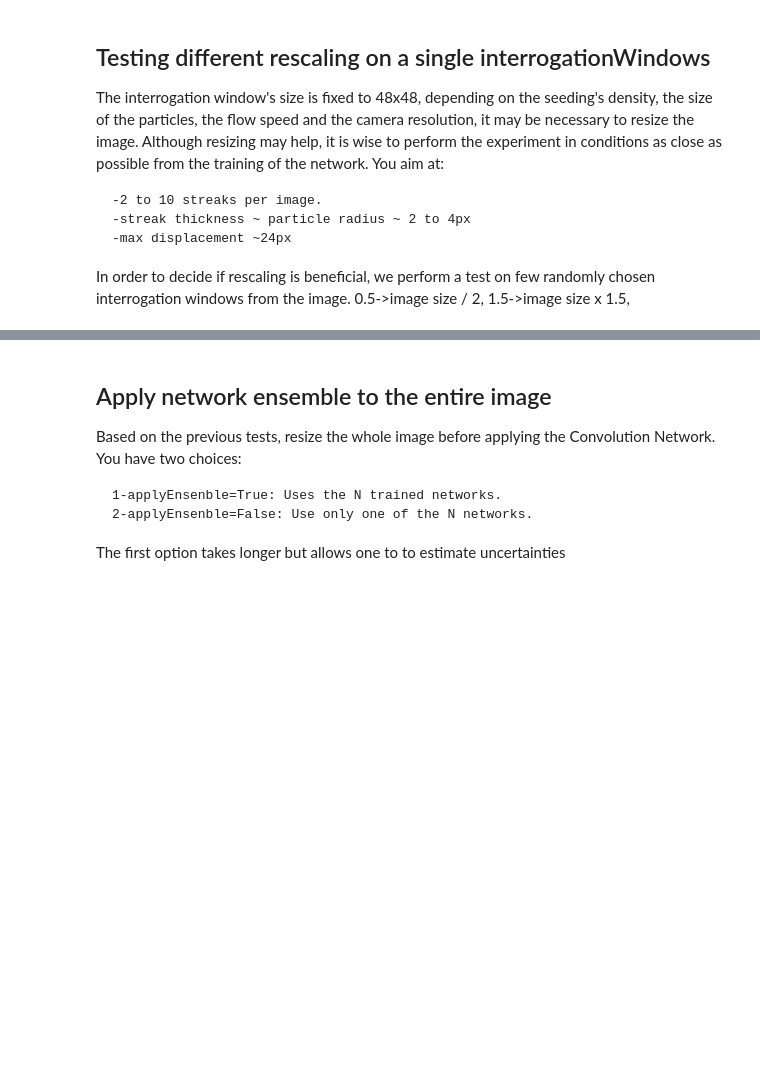
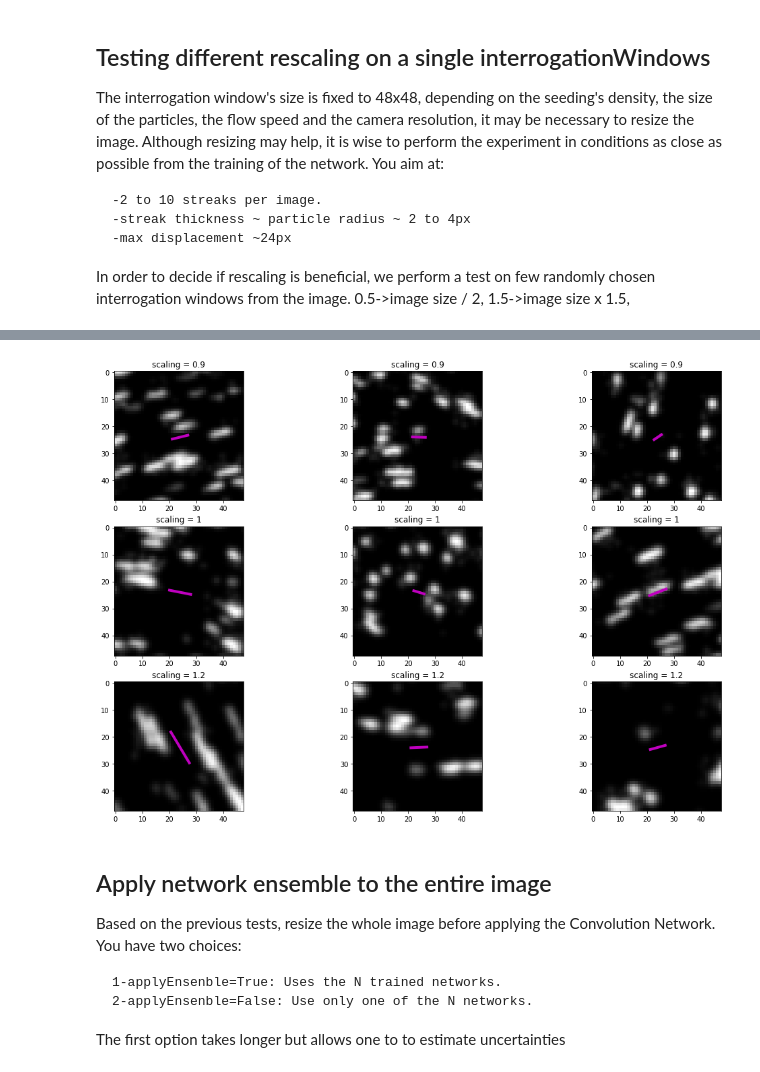
Before and after one commit to agrayver/streakcnn, a Jupyter notebook: apply_CNN_to_experiment_image_pytorch.ipynb, the cells around one changed output, grey strips where cells are left out. Drawn from its saved outputs; the diff is of its cells as text; code cells hidden in the pictures; blank space fills up the shorter version.

```diff
--- a/apply_CNN_to_experiment_image_pytorch.ipynb
+++ b/apply_CNN_to_experiment_image_pytorch.ipynb
@@ -76,7 +78,7 @@ The interrogation window's size is fixed to 48x48, depending on the seeding's de
 
 In order to decide if rescaling is beneficial, we perform a test on few randomly chosen interrogation windows from the image. 0.5->image size / 2,  1.5->image size x 1.5,
 # %%
-scaling=[0.5,1,1.5]
+scaling=[0.9,1,1.2]
 nTestSubwindows=3
 
 interrogationWindows=np.empty(shape=(len(scaling),nTestSubwindows,1,\
@@ -155,3 +157,4 @@ for i in range(len(scaling)):
 
 fig.set_size_inches(np.array(fig.get_size_inches()) * 3)
 show()
+# %% [output]
@@ -158,3 +164,4 @@ show()
+[figure, added]
 # %% [markdown]
 ## Apply network ensemble to the entire image
 
```
Also changed, not shown: parts of 8 cells of this notebook, 4 other files.
